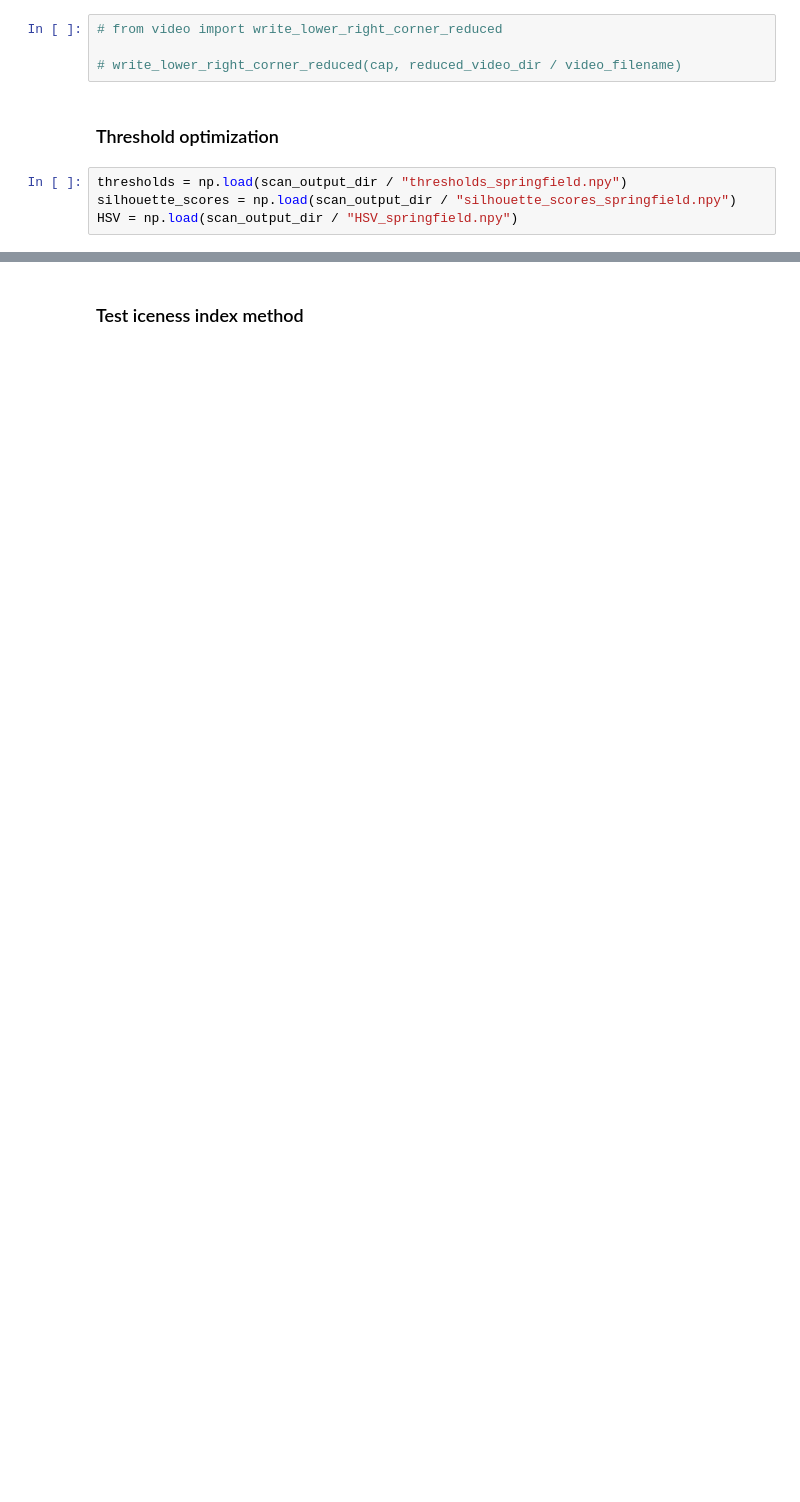
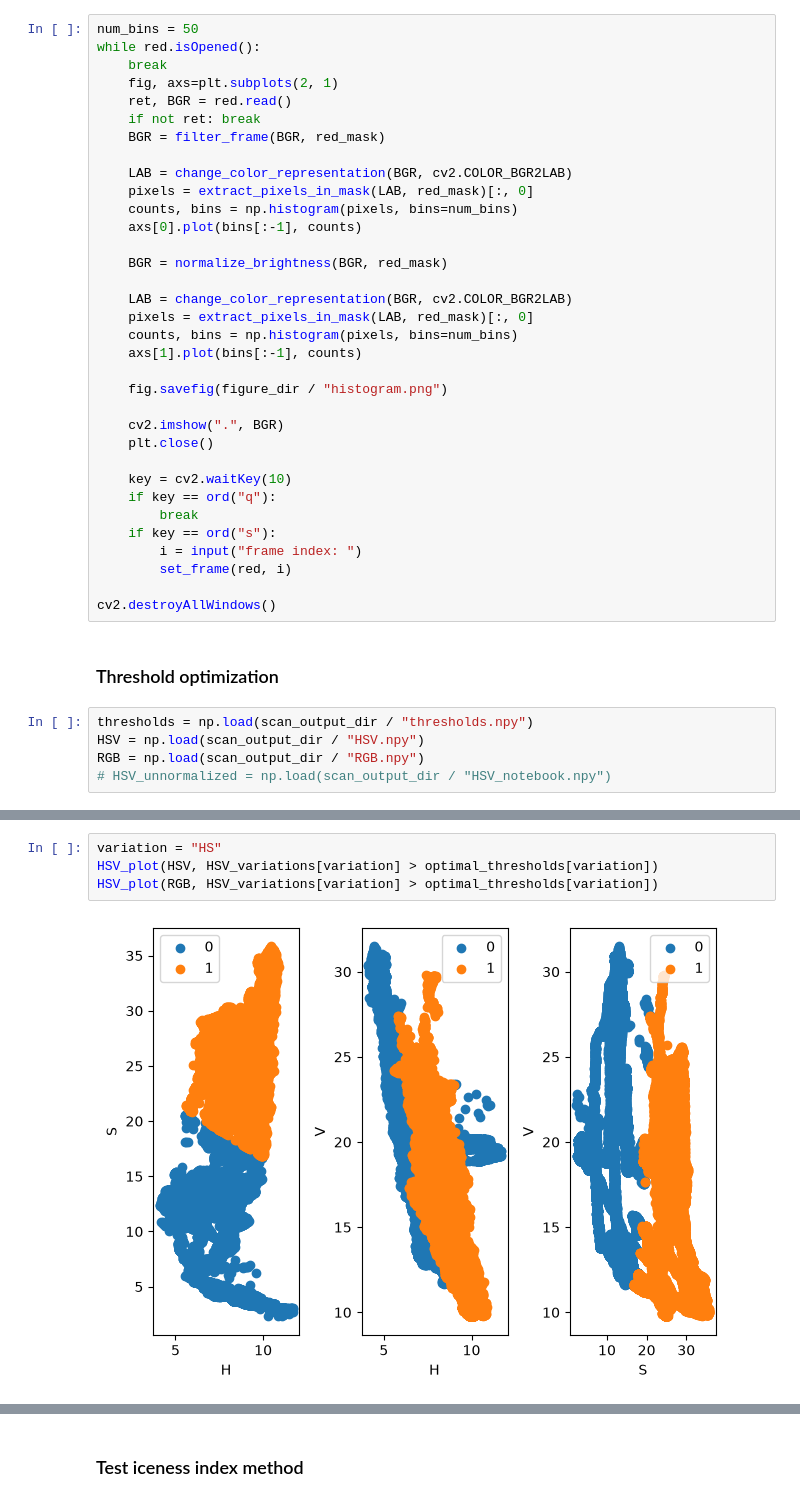
Before and after one commit to HarryYouAreAWizard/HelicopterIcing, a Jupyter notebook: Icing.ipynb, the cells around one changed output, grey strips where cells are left out. Drawn from its saved outputs; the diff is of its cells as text; blank space fills up the shorter version.

Commit message:
3d plots of HSV and RGB utilized to find trajectory of average pixel

```diff
--- a/Icing.ipynb
+++ b/Icing.ipynb
@@ -70,12 +72,43 @@ mask = get_mask(cap, plot_mask=False, figure_dir=figure_dir, which_polygon="yb")
 # %%
-# from video import write_lower_right_corner_reduced
+num_bins = 50
+while red.isOpened():
+    break
+    fig, axs=plt.subplots(2, 1)
+    ret, BGR = red.read()
+    if not ret: break
+    BGR = filter_frame(BGR, red_mask)
 
-# write_lower_right_corner_reduced(cap, reduced_video_dir / video_filename)
+    LAB = change_color_representation(BGR, cv2.COLOR_BGR2LAB)
+    pixels = extract_pixels_in_mask(LAB, red_mask)[:, 0]
+    counts, bins = np.histogram(pixels, bins=num_bins)
+    axs[0].plot(bins[:-1], counts)
+
+    BGR = normalize_brightness(BGR, red_mask)
+
+    LAB = change_color_representation(BGR, cv2.COLOR_BGR2LAB)
+    pixels = extract_pixels_in_mask(LAB, red_mask)[:, 0]
+    counts, bins = np.histogram(pixels, bins=num_bins)
+    axs[1].plot(bins[:-1], counts)
+
+    fig.savefig(figure_dir / "histogram.png")
+
+    cv2.imshow(".", BGR)
+    plt.close()
+
+    key = cv2.waitKey(10)
+    if key == ord("q"):
+        break
+    if key == ord("s"):
+        i = input("frame index: ")
+        set_frame(red, i)
+
+cv2.destroyAllWindows()
 # %% [markdown]
 ### Threshold optimization
 # %%
-thresholds = np.load(scan_output_dir / "thresholds_springfield.npy")
-silhouette_scores = np.load(scan_output_dir / "silhouette_scores_springfield.npy")
-HSV = np.load(scan_output_dir / "HSV_springfield.npy")
+thresholds = np.load(scan_output_dir / "thresholds.npy")
+HSV = np.load(scan_output_dir / "HSV.npy")
+RGB = np.load(scan_output_dir / "RGB.npy")
+# HSV_unnormalized = np.load(scan_output_dir / "HSV_notebook.npy")
 # %%
 
@@ -129,0 +234,6 @@ NameError: name 'stop' is not defined
+# %%
+variation = "HS"
+HSV_plot(HSV, HSV_variations[variation] > optimal_thresholds[variation])
+HSV_plot(RGB, HSV_variations[variation] > optimal_thresholds[variation])
+# %% [output]
+[figure, added]
```
Also changed, not shown: parts of 11 cells of this notebook, 4 other files.
